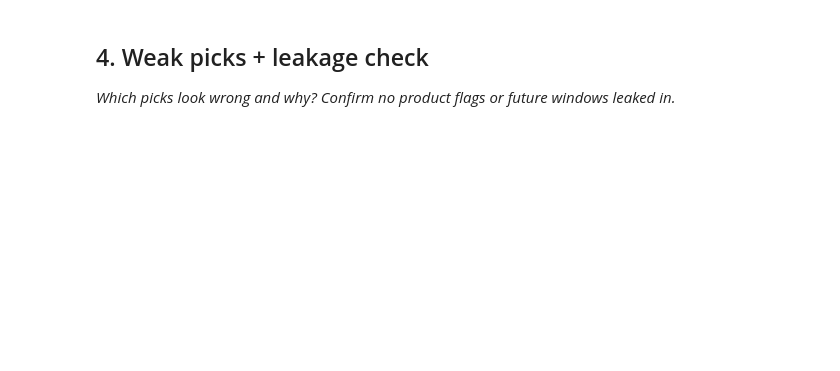
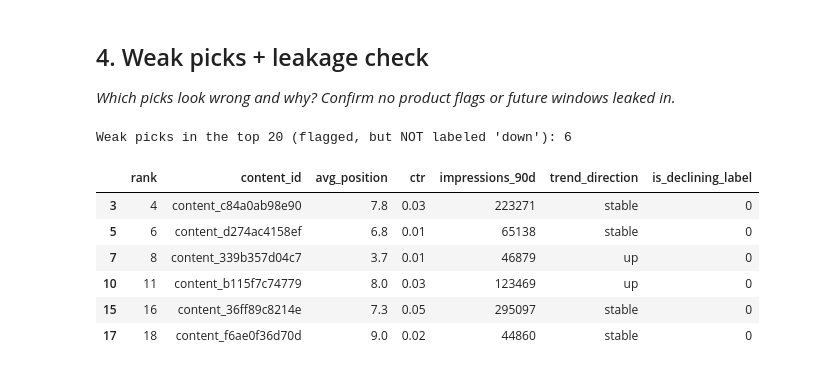
Before and after one commit to HSB-25/flyrank-ml-internship-W1-Run-the-Starter-Notebooks, a Jupyter notebook: work/notebooks/w04_baseline_score.ipynb, the cells around one changed output. Cells and saved outputs as stored; diff of their text form; code cells hidden in the pictures; blank space fills up the shorter version.

```diff
--- a/work/notebooks/w04_baseline_score.ipynb
+++ b/work/notebooks/w04_baseline_score.ipynb
@@ -36,0 +417,14 @@ This skeleton is yours to fill. Work the sections **in order** — each one has
+# %%
+weak = top20[top20["trend_direction"] != "down"]
+print("Weak picks in the top 20 (flagged, but NOT labeled 'down'):", len(weak))
+weak[["rank", "content_id", "avg_position", "ctr", "impressions_90d", "trend_direction",
+      "is_declining_label"]]
+# %% [output]
+Weak picks in the top 20 (flagged, but NOT labeled 'down'): 6
+|  | rank | content_id | avg_position | ctr | impressions_90d | trend_direction | is_declining_label |
+| 3 | 4 | content_c84a0ab98e90 | 7.8 | 0.03 | 223271 | stable | 0 |
+| 5 | 6 | content_d274ac4158ef | 6.8 | 0.01 | 65138 | stable | 0 |
+| 7 | 8 | content_339b357d04c7 | 3.7 | 0.01 | 46879 | up | 0 |
+| 10 | 11 | content_b115f7c74779 | 8.0 | 0.03 | 123469 | up | 0 |
+| 15 | 16 | content_36ff89c8214e | 7.3 | 0.05 | 295097 | stable | 0 |
+| 17 | 18 | content_f6ae0f36d70d | 9.0 | 0.02 | 44860 | stable | 0 |
```
Also changed, not shown: parts of 21 cells of this notebook.
